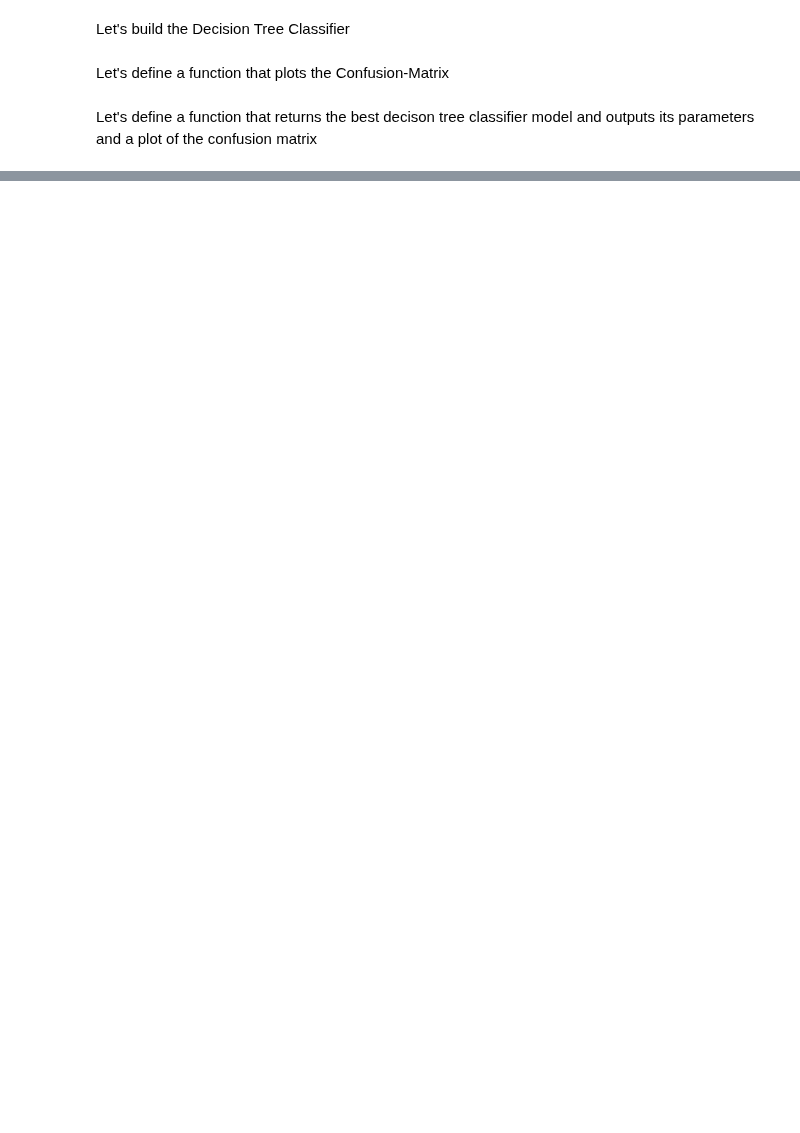
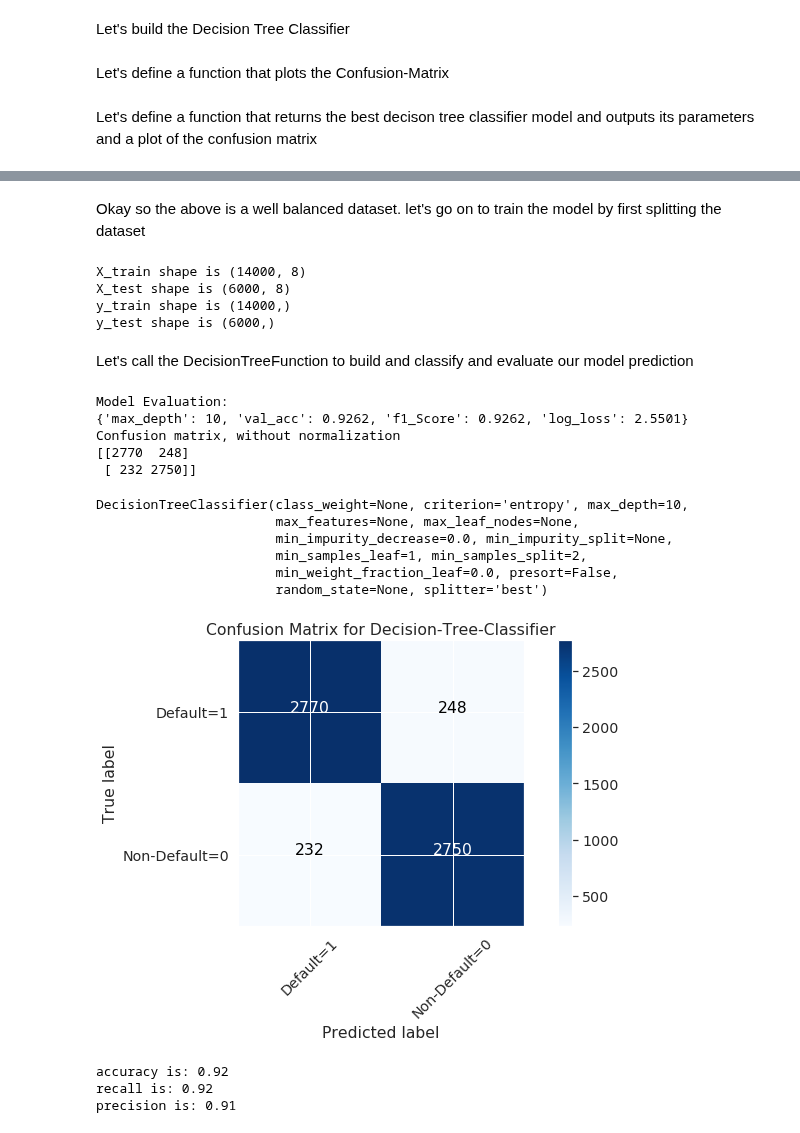
Before and after one commit to Lawrence-Krukrubo/Machine_Learning, a Jupyter notebook: Understanding_Confusion_Matrix.ipynb, the cells around one changed output, grey strips where cells are left out. Drawn from its saved outputs; the diff is of its cells as text; code cells hidden in the pictures; blank space fills up the shorter version.

```diff
--- a/Understanding_Confusion_Matrix.ipynb
+++ b/Understanding_Confusion_Matrix.ipynb
@@ -429,0 +517,43 @@ tf.estimator.BoostedTreesClassifier
+# %% [markdown]
+Okay so the above is a well balanced dataset. let's go on to train the model by first splitting the dataset
+# %%
+X_train, X_test, y_train, y_test = train_test_split(over_sampled_df.iloc[:,:-1], over_sampled_df.Diabetic, test_size=0.3, random_state=1234)
+
+print('X_train shape is',X_train.shape)
+print('X_test shape is',X_test.shape)
+print('y_train shape is',y_train.shape)
+print('y_test shape is',y_test.shape)
+# %% [output]
+X_train shape is (14000, 8)
+X_test shape is (6000, 8)
+y_train shape is (14000,)
+y_test shape is (6000,)
+# %% [markdown]
+Let's call the DecisionTreeFunction to build and classify and evaluate our model prediction
+# %%
+decision_tree_classifier(max_depth, X_train, y_train, X_test, y_test)
+# %% [output]
+Model Evaluation:
+{'max_depth': 10, 'val_acc': 0.9262, 'f1_Score': 0.9262, 'log_loss': 2.5501}
+Confusion matrix, without normalization
+[[2770  248]
+ [ 232 2750]]
+DecisionTreeClassifier(class_weight=None, criterion='entropy', max_depth=10,
+                       max_features=None, max_leaf_nodes=None,
+                       min_impurity_decrease=0.0, min_impurity_split=None,
+                       min_samples_leaf=1, min_samples_split=2,
+                       min_weight_fraction_leaf=0.0, presort=False,
+                       random_state=None, splitter='best')
+[figure, added]
+# %%
+accuracy = (2760 + 2754) / (2760 + 258 + 228 + 2754)
+recall = 2760 / (2760 + 228)
+precision = 2760 / (2760 + 258)
+
+print('accuracy is:',round(accuracy,2))
+print('recall is:',round(recall,2))
+print('precision is:',round(precision,2))
+# %% [output]
+accuracy is: 0.92
+recall is: 0.92
+precision is: 0.91
```
Also changed, not shown: parts of 26 cells of this notebook.
